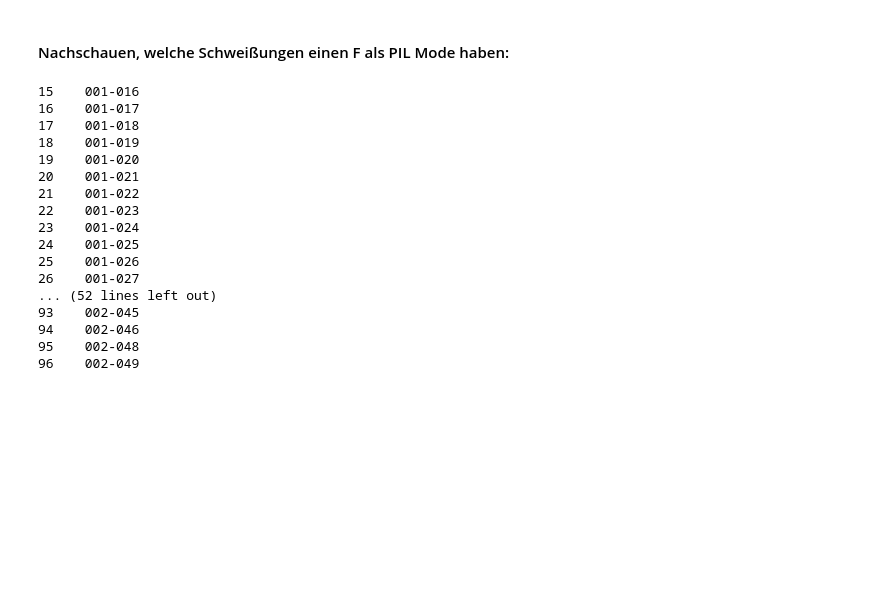
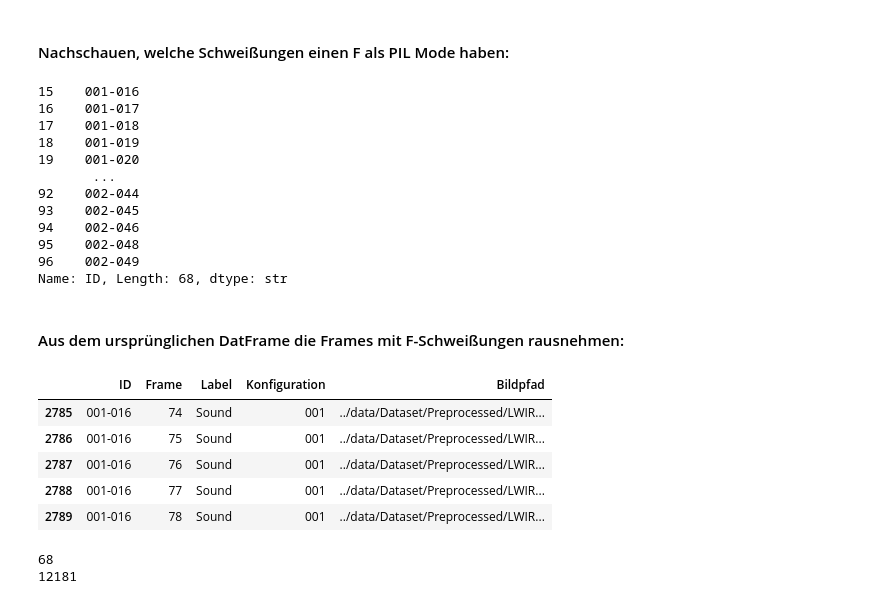
Before and after one commit to molnarkop04/industrial-ai-timeseries, a Jupyter notebook: projects/laser_welding_quality/notebooks/laserWelding.ipynb, the cells around one changed output. Drawn from its saved outputs; the diff is of its cells as text; code cells hidden in the pictures; blank space fills up the shorter version.

Commit message:
Filter LWIR frames to F-mode welds

```diff
--- a/projects/laser_welding_quality/notebooks/laserWelding.ipynb
+++ b/projects/laser_welding_quality/notebooks/laserWelding.ipynb
@@ -1129,22 +1129,38 @@ fWelds = dfFormate.loc[
 
 ]
 
-print(fWelds.to_string())
+display(fWelds)
 # %% [output]
 15    001-016
 16    001-017
 17    001-018
 18    001-019
 19    001-020
-20    001-021
-21    001-022
-22    001-023
-23    001-024
-24    001-025
-25    001-026
-26    001-027
-... (52 lines left out)
+       ...
+92    002-044
 93    002-045
 94    002-046
 95    002-048
 96    002-049
+Name: ID, Length: 68, dtype: str
+# %% [markdown]
+#### Aus dem ursprünglichen DatFrame die Frames mit F-Schweißungen rausnehmen:
+# %%
+df_LWIR_F = df_LWIR_Frames[
+    df_LWIR_Frames["ID"].isin(fWelds)
+].copy()
+
+display(df_LWIR_F.head())
+# %% [output]
+|  | ID | Frame | Label | Konfiguration | Bildpfad |
+| 2785 | 001-016 | 74 | Sound | 001 | ../data/Dataset/Preprocessed/LWIR... |
+| 2786 | 001-016 | 75 | Sound | 001 | ../data/Dataset/Preprocessed/LWIR... |
+| 2787 | 001-016 | 76 | Sound | 001 | ../data/Dataset/Preprocessed/LWIR... |
+| 2788 | 001-016 | 77 | Sound | 001 | ../data/Dataset/Preprocessed/LWIR... |
+| 2789 | 001-016 | 78 | Sound | 001 | ../data/Dataset/Preprocessed/LWIR... |
+# %%
+print(df_LWIR_F["ID"].nunique())
+print(len(df_LWIR_F))
+# %% [output]
+68
+12181
```
